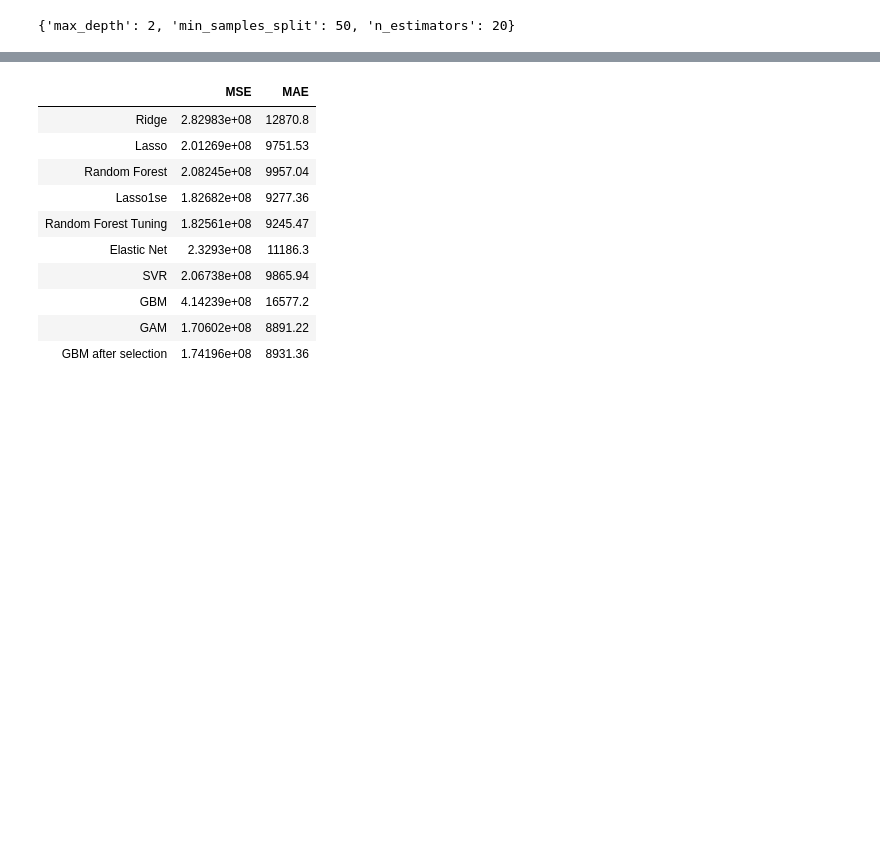
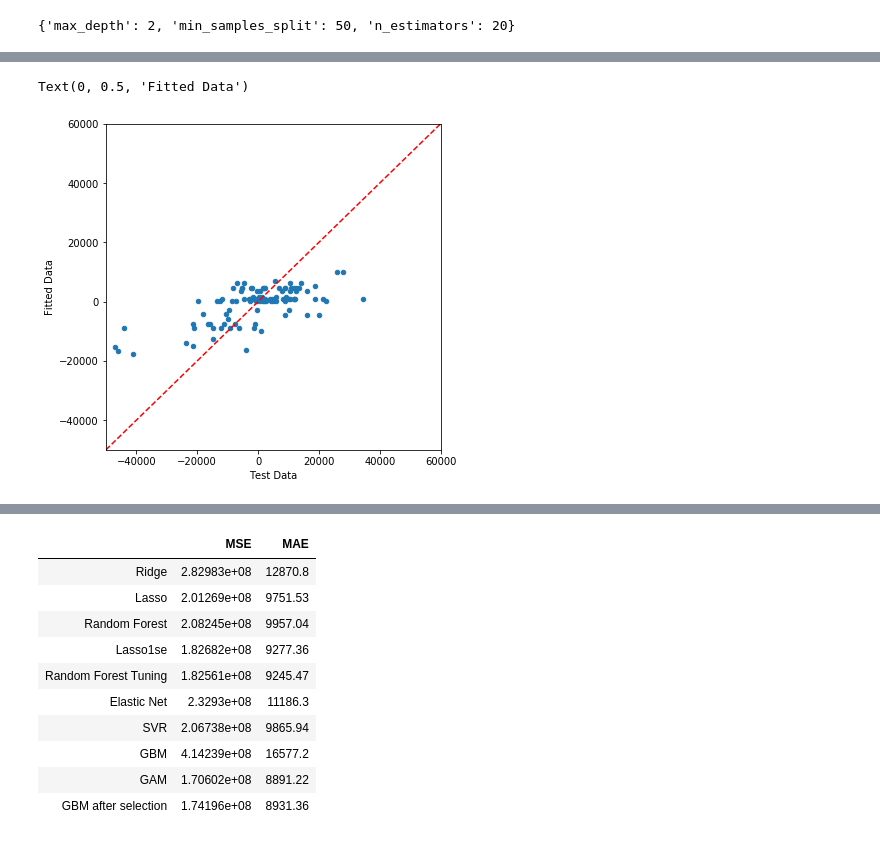
Before and after one commit to sdlwdh/ML-Capstone, a Jupyter notebook: Code/Modeling.ipynb, the cells around one changed output, grey strips where cells are left out. Drawn from its saved outputs; the diff is of its cells as text; code cells hidden in the pictures; blank space fills up the shorter version.

```diff
--- a/Code/Modeling.ipynb
+++ b/Code/Modeling.ipynb
@@ -998,3 +1019,14 @@ clf2 = GradientBoostingRegressor(**params).fit(X_train_sel, y_train)
+# %%
+fig = plt.figure(figsize = [6,6])
+ax = fig.subplots(1,1)
+ax.scatter(y_test, clf2.predict(X_test_sel), s = 20)
+ax.plot([0, 1], [0, 1], transform=ax.transAxes, ls="--", c="red")
+ax.set(xlim=(-50000, 60000), ylim=(-50000, 60000))
+ax.set_xlabel("Test Data")
+ax.set_ylabel("Fitted Data")
+# %% [output]
+Text(0, 0.5, 'Fitted Data')
+[figure, added]
 # %%
 res_before2020.loc['GBM after selection', 'MSE'] = mean_squared_error(y_test[:ind_year2020],clf2.predict(X_test_sel)[:ind_year2020])
 res_before2020.loc['GBM after selection', 'MAE'] = mean_absolute_error(y_test[:ind_year2020], clf2.predict(X_test_sel)[:ind_year2020])
```
Also changed, not shown: parts of 5 cells of this notebook.
